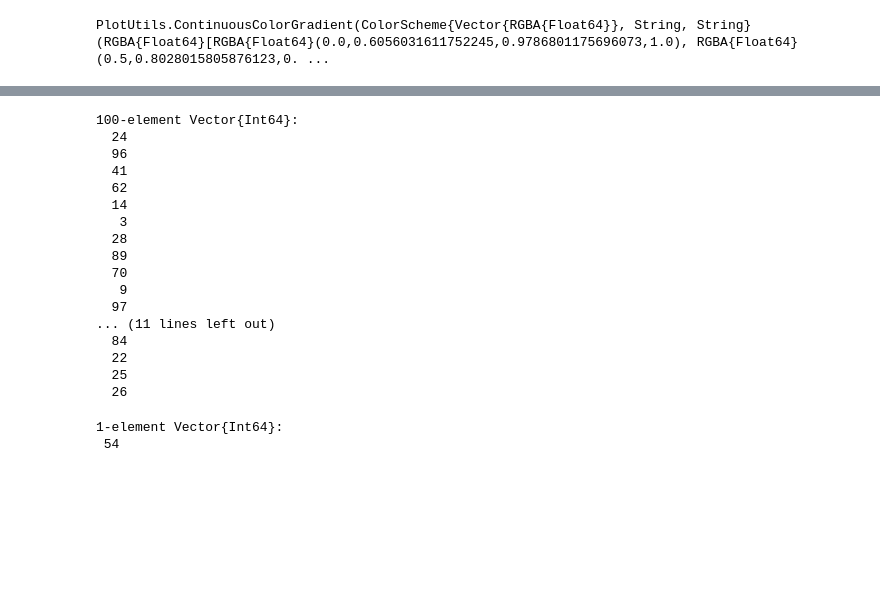
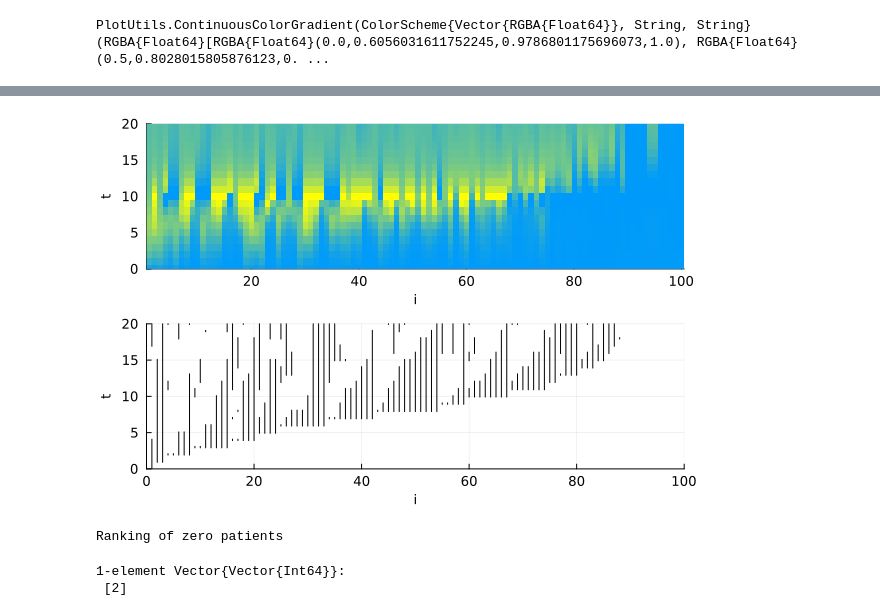
Before and after one commit to stecrotti/MatrixProductBP.jl, a Jupyter notebook: notebooks/sis_inference_single_instance.ipynb, the cells around one changed output, grey strips where cells are left out. Drawn from its saved outputs; the diff is of its cells as text; code cells hidden in the pictures; blank space fills up the shorter version.

Commit message:
plot for sirs single instance

```diff
--- a/notebooks/sis_inference_single_instance.ipynb
+++ b/notebooks/sis_inference_single_instance.ipynb
@@ -9,7 +9,8 @@ using JLD2;
 T = 20
 N = 100
 c = 2.5
-gg = erdos_renyi(N, c/N)
+seed = 5
+gg = erdos_renyi(N, c/N; seed)
 #gg = Graphs.binary_tree(5)
 #gg = Graphs.regular_tree(4,4)
 N = nv(gg)
@@ -21,6 +22,4 @@ g = IndexedGraph(gg)
 σ = 0.15
 γ = 1/N;
 
-rng = MersenneTwister(111)
-sis = SIRS(g, λ, ρ, σ, T; γ)
-# sis = SIS(g, λ, ρ, T; γ)
+sis = SIRS(g, λ, ρ, σ, T; γ);
@@ -164,29 +161,13 @@ plot(pl, margin=5Plots.mm,
-# %%
-sortperm(X_bp[1,:])
-# %% [output]
-100-element Vector{Int64}:
-  24
-  96
-  41
-  62
-  14
-   3
-  28
-  89
-  70
-   9
-  97
-... (11 lines left out)
-  84
-  22
-  25
-  26
-# %%
-(1:N)[X[:,1] .== 2]
-# %% [output]
-1-element Vector{Int64}:
- 54
 # %%
 pl4 = heatmap(1:N, 0:T, X_bp_sorted, yrange=(0,Tplot), c=cg, xlabel="i", ylabel="t", colorbar=false)
 
-plot(pl4, pl3, layout=(2,1))
+plot(pl4, plot(pl3, xlims=(0,N)), layout=(2,1))
+# %% [output]
+[figure, added]
+# %%
+println("Ranking of zero patients")
+[findall(isequal(zp), sortperm(X_bp[1,:], rev=true)) for zp in zero_patients_true]
+# %% [output]
+Ranking of zero patients
+1-element Vector{Vector{Int64}}:
+ [2]
```
Also changed, not shown: parts of 12 cells of this notebook, 2 other files.
